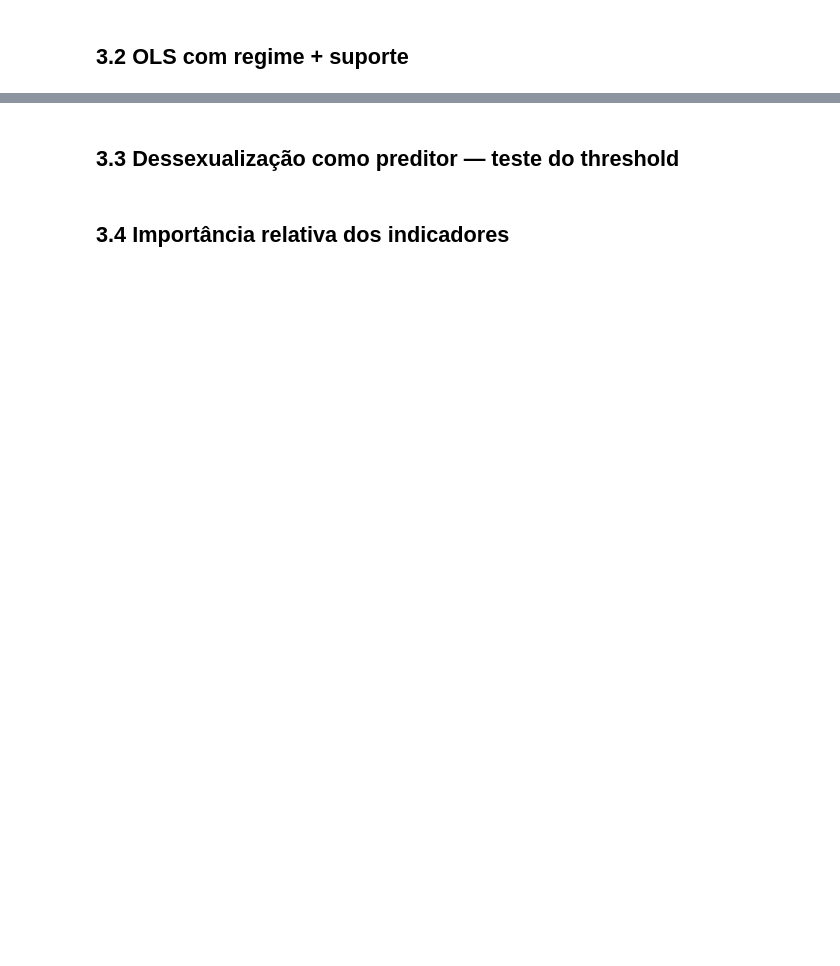
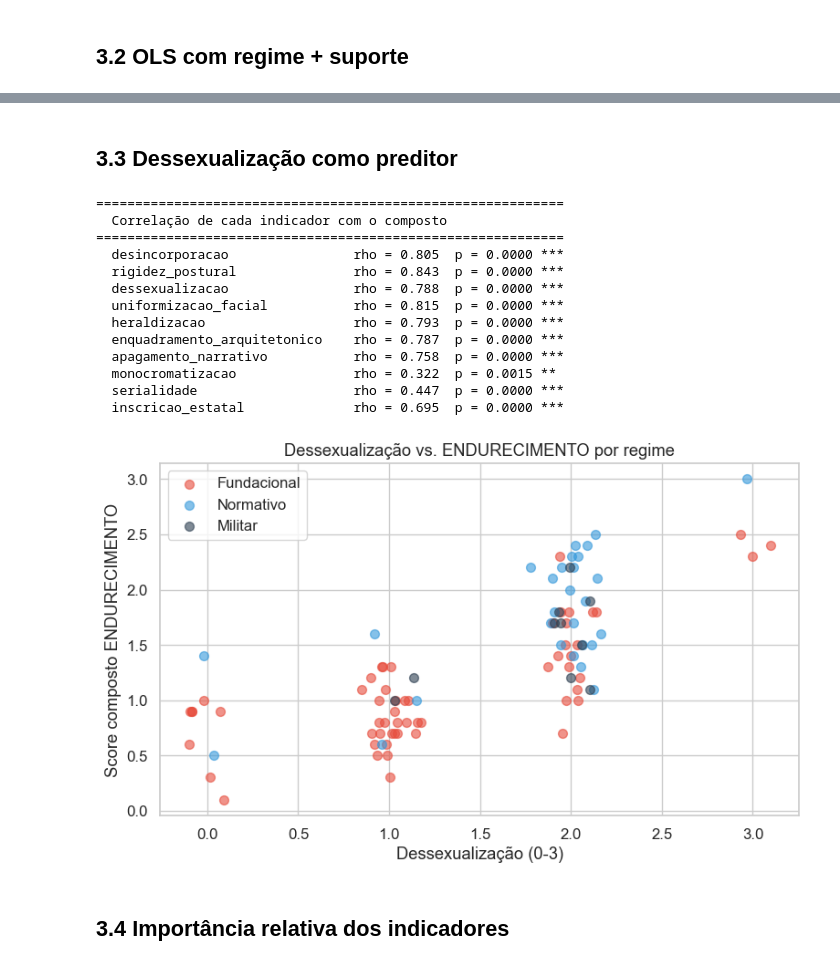
Before and after one commit to anavvanzin/iconocracy-corpus, a Jupyter notebook: notebooks/03_regression.ipynb, the cells around one changed output, grey strips where cells are left out. Cells and saved outputs as stored; diff of their text form; code cells hidden in the pictures; blank space fills up the shorter version.

```diff
--- a/notebooks/03_regression.ipynb
+++ b/notebooks/03_regression.ipynb
@@ -3,2 +5,22 @@
 # %%
-import pandas as pd, numpy as npimport statsmodels.api as smfrom scipy.stats import spearmanrimport matplotlib.pyplot as plt, seaborn as snssns.set_theme(style="whitegrid", font_scale=1.1)df = pd.read_csv('../data/processed/corpus_dataset.csv')INDICATORS = ['desincorporacao','rigidez_postural','dessexualizacao','uniformizacao_facial','heraldizacao','enquadramento_arquitetonico','apagamento_narrativo','monocromatizacao','serialidade','inscricao_estatal']print("="*60); print("  OLS: ENDURECIMENTO ~ regime"); print("="*60)X = pd.get_dummies(df['regime_iconocratico'], drop_first=True, dtype=float)X = sm.add_constant(X); y = df['purificacao_composto']model = sm.OLS(y, X).fit()print(model.summary2().tables[1].to_string())print(f"\nR² = {model.rsquared:.3f}, Adj. R² = {model.rsquared_adj:.3f}")
+import pandas as pd
+import numpy as np
+import statsmodels.api as sm
+from scipy.stats import spearmanr
+import matplotlib.pyplot as plt
+import seaborn as sns
+
+sns.set_theme(style="whitegrid", font_scale=1.1)
+df = pd.read_csv('../data/processed/corpus_dataset.csv')
+INDICATORS = ['desincorporacao','rigidez_postural','dessexualizacao','uniformizacao_facial','heraldizacao','enquadramento_arquitetonico','apagamento_narrativo','monocromatizacao','serialidade','inscricao_estatal']
+INDICATOR_LABELS = {'desincorporacao':'Desincorporação','rigidez_postural':'Rigidez postural','dessexualizacao':'Dessexualização','uniformizacao_facial':'Uniformização facial','heraldizacao':'Heraldicização','enquadramento_arquitetonico':'Enquadramento arq.','apagamento_narrativo':'Apagamento narrativo','monocromatizacao':'Monocromatização','serialidade':'Serialidade','inscricao_estatal':'Inscrição estatal'}
+
+print("="*60)
+print("  OLS: ENDURECIMENTO ~ regime")
+print("="*60)
+X = pd.get_dummies(df['regime_iconocratico'], drop_first=True, dtype=float)
+X = sm.add_constant(X)
+y = df['purificacao_composto']
+model = sm.OLS(y, X).fit()
+print(model.summary2().tables[1].to_string())
+print(f"R2 = {model.rsquared:.3f}, Adj. R2 = {model.rsquared_adj:.3f}")
@@ -9,7 +64,42 @@ print("="*60); print("  OLS: ENDURECIMENTO ~ regime + medium"); print("="*60)pre
 # %% [markdown]
-## 3.3 Dessexualização como preditor — teste do threshold
+## 3.3 Dessexualização como preditor
 # %%
-print("="*60); print("  Correlação de cada indicador com o composto"); print("="*60)for ind in INDICATORS:    rho, p = spearmanr(df[ind], df['purificacao_composto'])    sig = '***' if p < 0.001 else '**' if p < 0.01 else '*' if p < 0.05 else 'ns'    print(f"  {ind:<30s} ρ = {rho:.3f}  p = {p:.4f} {sig}")fig, ax = plt.subplots(figsize=(8, 5))palette = {'fundacional': '#e74c3c', 'normativo': '#3498db', 'militar': '#2c3e50'}for regime in ['fundacional', 'normativo', 'militar']:    sub = df[df.regime_iconocratico == regime]    ax.scatter(sub['dessexualizacao'] + np.random.normal(0, 0.08, len(sub)),              sub['purificacao_composto'], alpha=0.6, label=regime.capitalize(), color=palette[regime], s=50)ax.set_xlabel('Dessexualização (0-3)'); ax.set_ylabel('Score composto ENDURECIMENTO')ax.set_title('Dessexualização vs. ENDURECIMENTO por regime'); ax.legend()plt.tight_layout(); plt.savefig('../data/processed/fig_07_dessex_vs_endurec.png', dpi=150, bbox_inches='tight'); plt.show()
+print("="*60)
+print("  Correlação de cada indicador com o composto")
+print("="*60)
+for ind in INDICATORS:
+    rho, p = spearmanr(df[ind], df['purificacao_composto'])
+    sig = '***' if p < 0.001 else '**' if p < 0.01 else '*' if p < 0.05 else 'ns'
+    print(f"  {ind:<30s} rho = {rho:.3f}  p = {p:.4f} {sig}")
+
+fig, ax = plt.subplots(figsize=(8, 5))
+palette = {'fundacional': '#e74c3c', 'normativo': '#3498db', 'militar': '#2c3e50'}
+for regime in ['fundacional', 'normativo', 'militar']:
+    sub = df[df.regime_iconocratico == regime]
+    ax.scatter(sub['dessexualizacao'] + np.random.normal(0, 0.08, len(sub)),
+              sub['purificacao_composto'], alpha=0.6, label=regime.capitalize(), color=palette[regime], s=50)
+ax.set_xlabel('Dessexualização (0-3)')
+ax.set_ylabel('Score composto ENDURECIMENTO')
+ax.set_title('Dessexualização vs. ENDURECIMENTO por regime')
+ax.legend()
+plt.tight_layout()
+plt.savefig('../data/processed/fig_07_dessex_vs_endurec.png', dpi=150, bbox_inches='tight')
+plt.show()
+# %% [output]
+============================================================
+  Correlação de cada indicador com o composto
+============================================================
+  desincorporacao                rho = 0.805  p = 0.0000 ***
+  rigidez_postural               rho = 0.843  p = 0.0000 ***
+  dessexualizacao                rho = 0.788  p = 0.0000 ***
+  uniformizacao_facial           rho = 0.815  p = 0.0000 ***
+  heraldizacao                   rho = 0.793  p = 0.0000 ***
+  enquadramento_arquitetonico    rho = 0.787  p = 0.0000 ***
+  apagamento_narrativo           rho = 0.758  p = 0.0000 ***
+  monocromatizacao               rho = 0.322  p = 0.0015 **
+  serialidade                    rho = 0.447  p = 0.0000 ***
+  inscricao_estatal              rho = 0.695  p = 0.0000 ***
+[figure, added]
 # %% [markdown]
 ## 3.4 Importância relativa dos indicadores
 # %%
```
Also changed, not shown: parts of 4 cells of this notebook, 13 other files.
